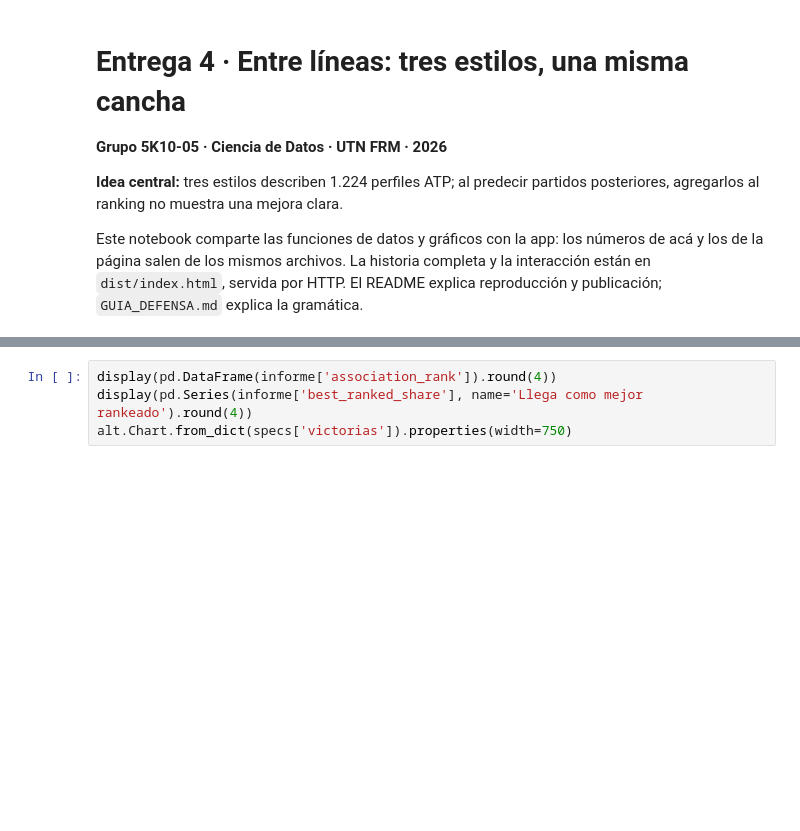
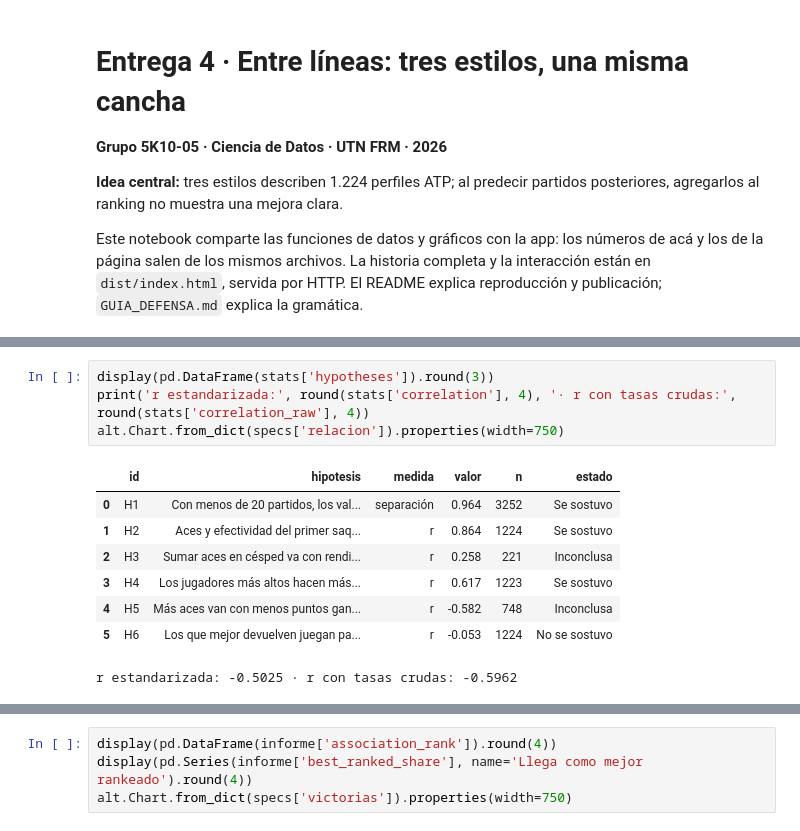
Before and after one commit to Rami195/ATP, a Jupyter notebook: entrega4/Entrega4_ATP_Visualizacion.ipynb, the cells around one changed output, grey strips where cells are left out. Saved outputs shown, nothing was run; the diff lists cells and outputs as text; blank space fills up the shorter version.

```diff
--- a/entrega4/Entrega4_ATP_Visualizacion.ipynb
+++ b/entrega4/Entrega4_ATP_Visualizacion.ipynb
@@ -63,0 +73,13 @@ el corte controla una sola variable, y entre los mejor rankeados los restadores
+# %%
+display(pd.DataFrame(stats['hypotheses']).round(3))
+print('r estandarizada:', round(stats['correlation'], 4), '· r con tasas crudas:', round(stats['correlation_raw'], 4))
+alt.Chart.from_dict(specs['relacion']).properties(width=750)
+# %% [output]
+|  | id | hipotesis | medida | valor | n | estado |
+| 0 | H1 | Con menos de 20 partidos, los val... | separación | 0.964 | 3252 | Se sostuvo |
+| 1 | H2 | Aces y efectividad del primer saq... | r | 0.864 | 1224 | Se sostuvo |
+| 2 | H3 | Sumar aces en césped va con rendi... | r | 0.258 | 221 | Inconclusa |
+| 3 | H4 | Los jugadores más altos hacen más... | r | 0.617 | 1223 | Se sostuvo |
+| 4 | H5 | Más aces van con menos puntos gan... | r | -0.582 | 748 | Inconclusa |
+| 5 | H6 | Los que mejor devuelven juegan pa... | r | -0.053 | 1224 | No se sostuvo |
+r estandarizada: -0.5025 · r con tasas crudas: -0.5962
```
Also changed, not shown: parts of 18 cells of this notebook, 41 other files.
